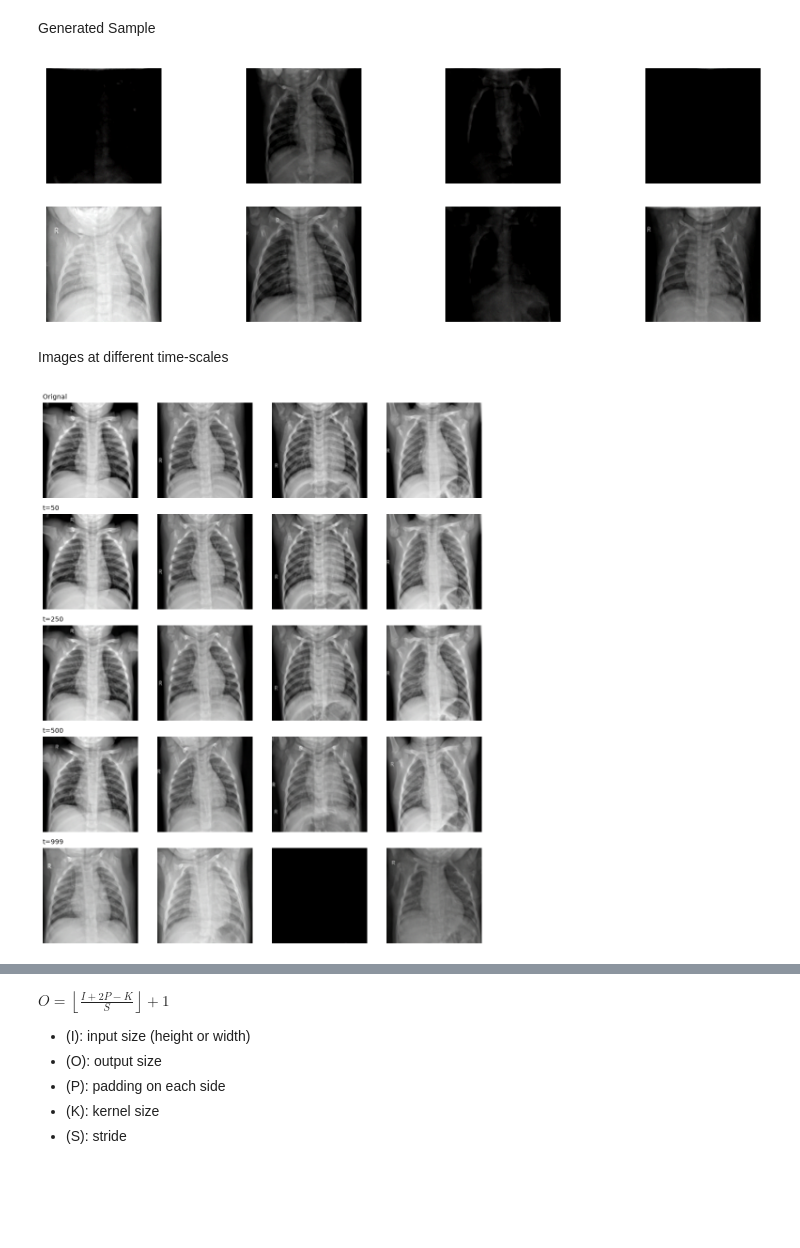
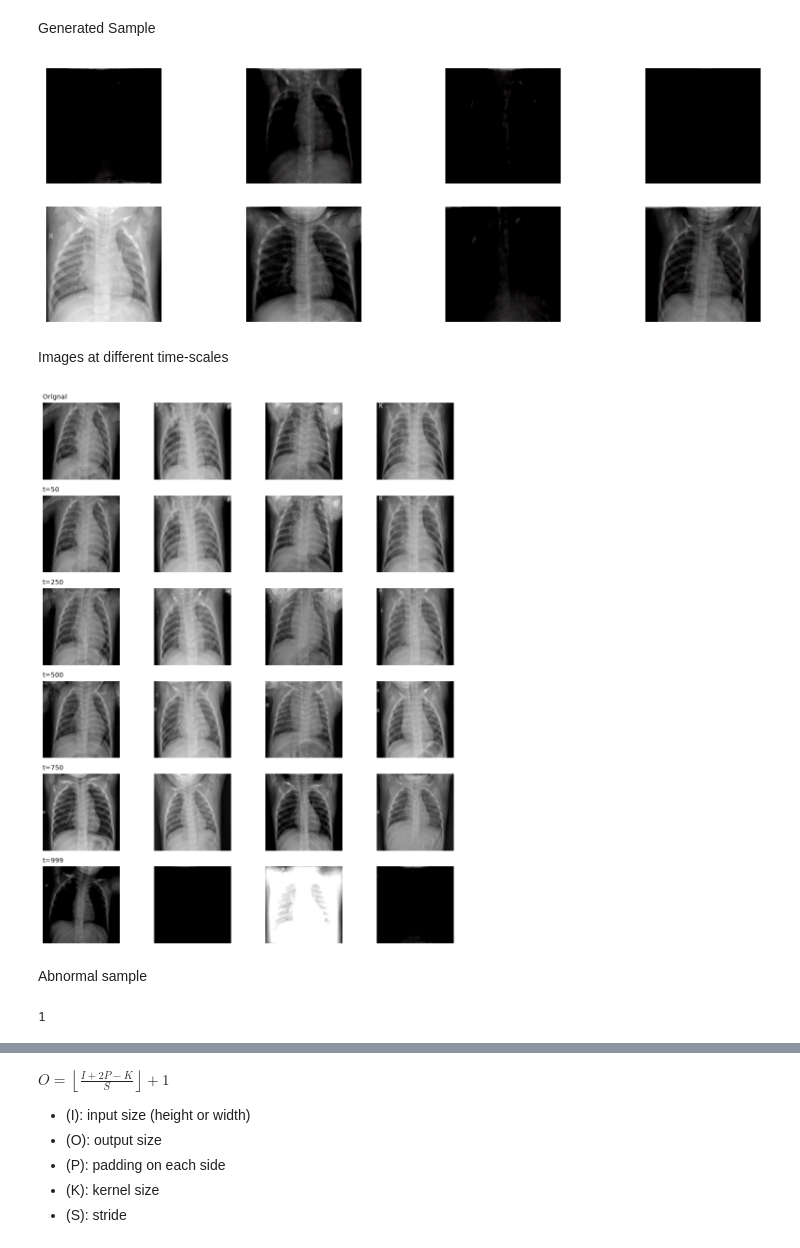
Before and after one commit to yomisosanya/diffusion-model-prototype, a Jupyter notebook: unet_02.ipynb, the cells around one changed output, grey strips where cells are left out. Cells and saved outputs as stored; diff of their text form; code cells hidden in the pictures; blank space fills up the shorter version.

```diff
--- a/unet_02.ipynb
+++ b/unet_02.ipynb
@@ -569,6 +569,6 @@ dataloader = DataLoader(
     multiprocessing_context='fork'
 )
 
-model = train(loader=dataloader, epochs=10, beta_min=beta_min, beta_max=beta_max, checkpoint_dir='checkpoints/xray.pth')
+model = train(loader=dataloader, epochs=5, beta_min=beta_min, beta_max=beta_max, checkpoint_dir='checkpoints/xray.pth')
 # %% [output]
 The checkpoint named checkpoints/xray.pth as been loaded
@@ -649,7 +644,7 @@ def sample_(
                 xt = mean
 
             if bool(snapshot_every) and (t % snapshot_every) == 0:
-                snapshots.append(denorm(xt).cpu())
+                snapshots.append(denorm(xt))
 
     finally:
 
@@ -767,11 +762,11 @@ for i, ax in enumerate(axes):
 
 # plt.show()
 # %% [output]
-[figure, old version]
+[figure, new version]
 # %% [markdown]
 Images at different time-scales
 # %%
-xray_data = ChestXRay()
+xray_data = ChestXRay(split=SplitLabel.TEST, label=XRayLabel.PNEUMONIA)
 
 
 dataset_loader = DataLoader(dataset=xray_data, batch_size=4, shuffle=True)
@@ -785,37 +780,43 @@ x0 = x0.to(device)
 betas = torch.linspace(start=1e-4, end=0.02, steps=1000, device=device)
 alpha_bar = torch.cumprod(1-betas, dim=0)
 
-timesteps = [50, 250, 500, 999]
+timesteps = [50, 250, 500, 750, 999]
 
 
 rows = [(x0.clamp(-1,1) + 1) / 2]
 titles = ['Orignal'] + [f't={item}' for item in timesteps]
 
 for t in timesteps:       # time-scales
 
     noise = torch.randn_like(x0)
     xt = (alpha_bar[t].sqrt() * x0) + ((1 - alpha_bar[t]).sqrt() * noise)
     out, _ = sample_(xt, model=model, t_start=t)
     rows.append(out)
 
 
 # x = out.permute(0, 2, 3, 1).cpu()
 
 fig, axes = plt.subplots(nrows=len(rows), ncols=out.shape[0], figsize=(10, 12))
 
 for r, (images, title) in enumerate(zip(rows, titles)):
 
     images = images.permute(0, 2, 3, 1).cpu()
 
     for c in range(images.shape[0]):
 
         axes[r, c].imshow(images[c].squeeze(-1), cmap='gray')
         axes[r, c].axis('off')
 
     axes[r, 0].set_title(title, loc='left', fontsize=10)
 
 
 plt.tight_layout()
 plt.show()
 # %% [output]
-[figure, old version]
+[figure, new version]
+# %% [markdown]
+Abnormal sample
+# %%
+len([(x0.clamp(-1,1) + 1) / 2])
+# %% [output]
+1
```
Also changed, not shown: parts of 8 cells of this notebook.
